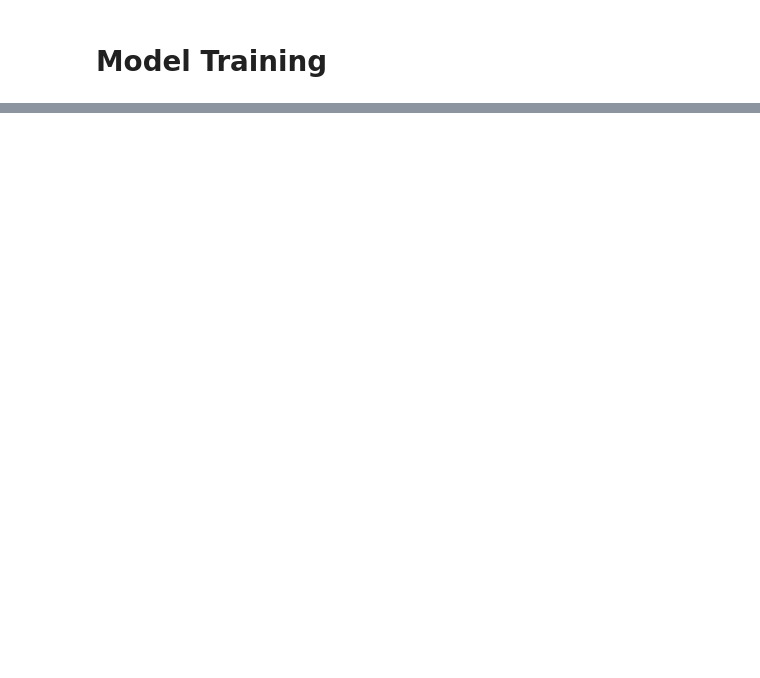
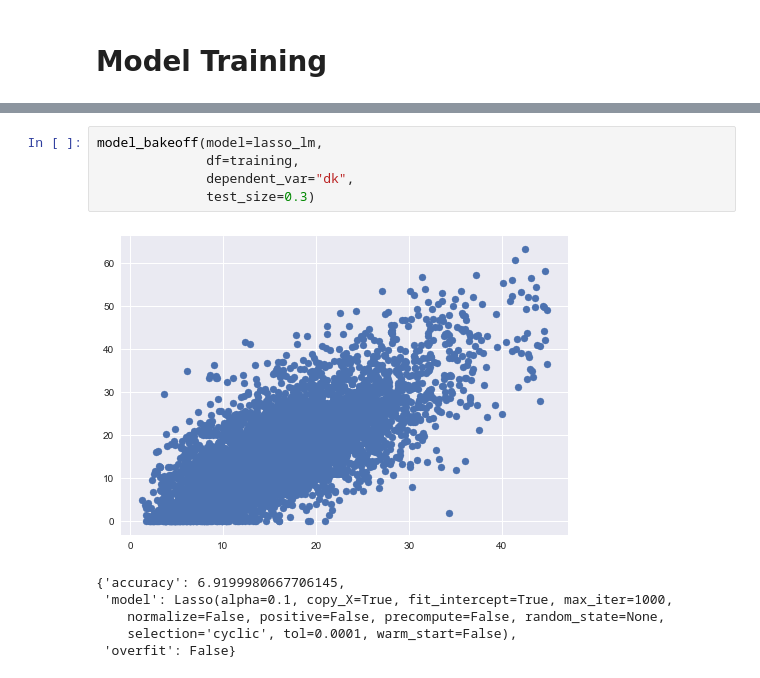
Before and after one commit to meirelon/nba-optimize, a Jupyter notebook: training/model_training.ipynb, the cells around one changed output, grey strips where cells are left out. Cells and saved outputs as stored; diff of their text form; blank space fills up the shorter version.

```diff
--- a/training/model_training.ipynb
+++ b/training/model_training.ipynb
@@ -78,0 +77,12 @@ plt.show()
+# %%
+model_bakeoff(model=lasso_lm,
+              df=training,
+              dependent_var="dk",
+              test_size=0.3)
+# %% [output]
+[figure, added]
+{'accuracy': 6.9199980667706145,
+ 'model': Lasso(alpha=0.1, copy_X=True, fit_intercept=True, max_iter=1000,
+    normalize=False, positive=False, precompute=False, random_state=None,
+    selection='cyclic', tol=0.0001, warm_start=False),
+ 'overfit': False}
```
Also changed, not shown: parts of 13 cells of this notebook, 3 other files.
